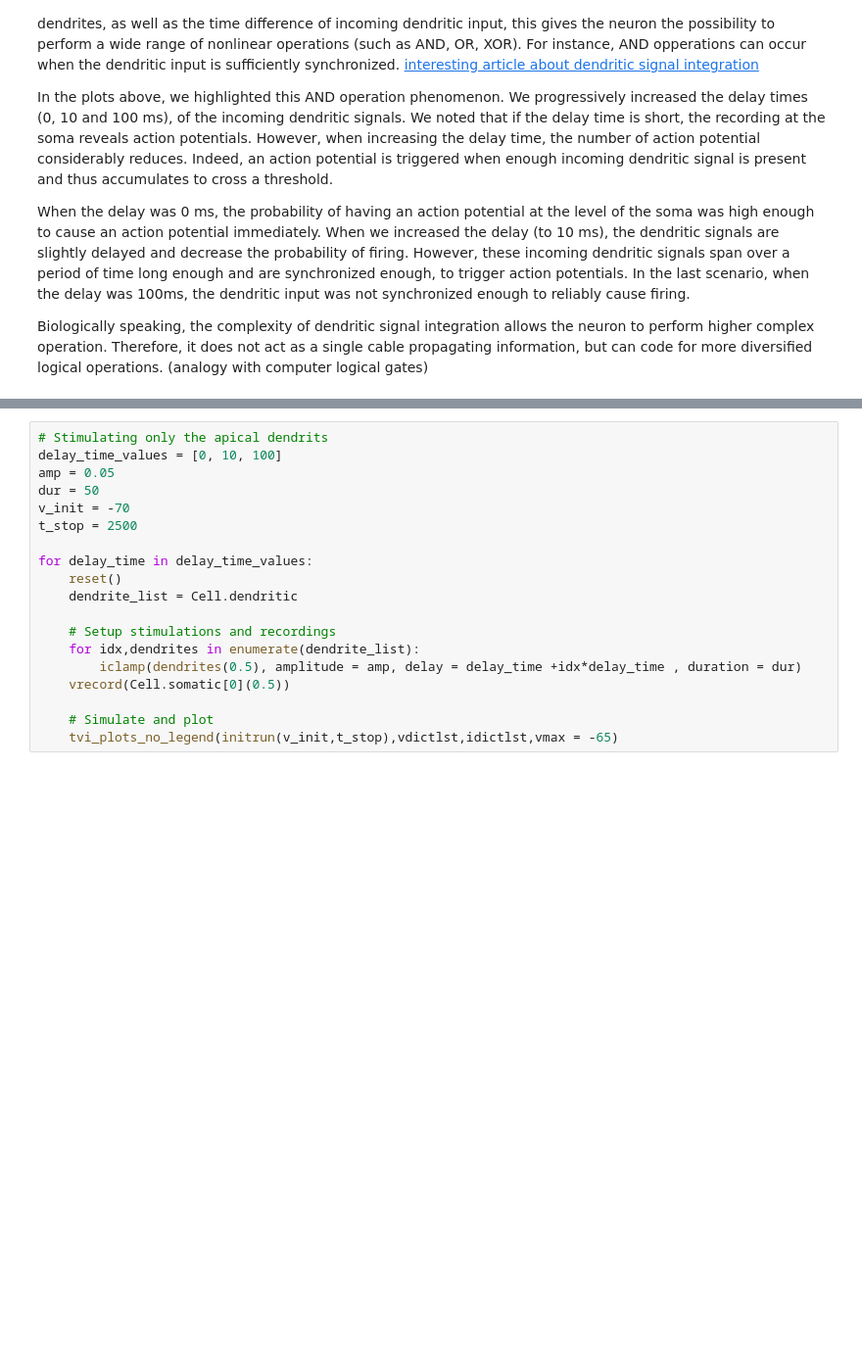
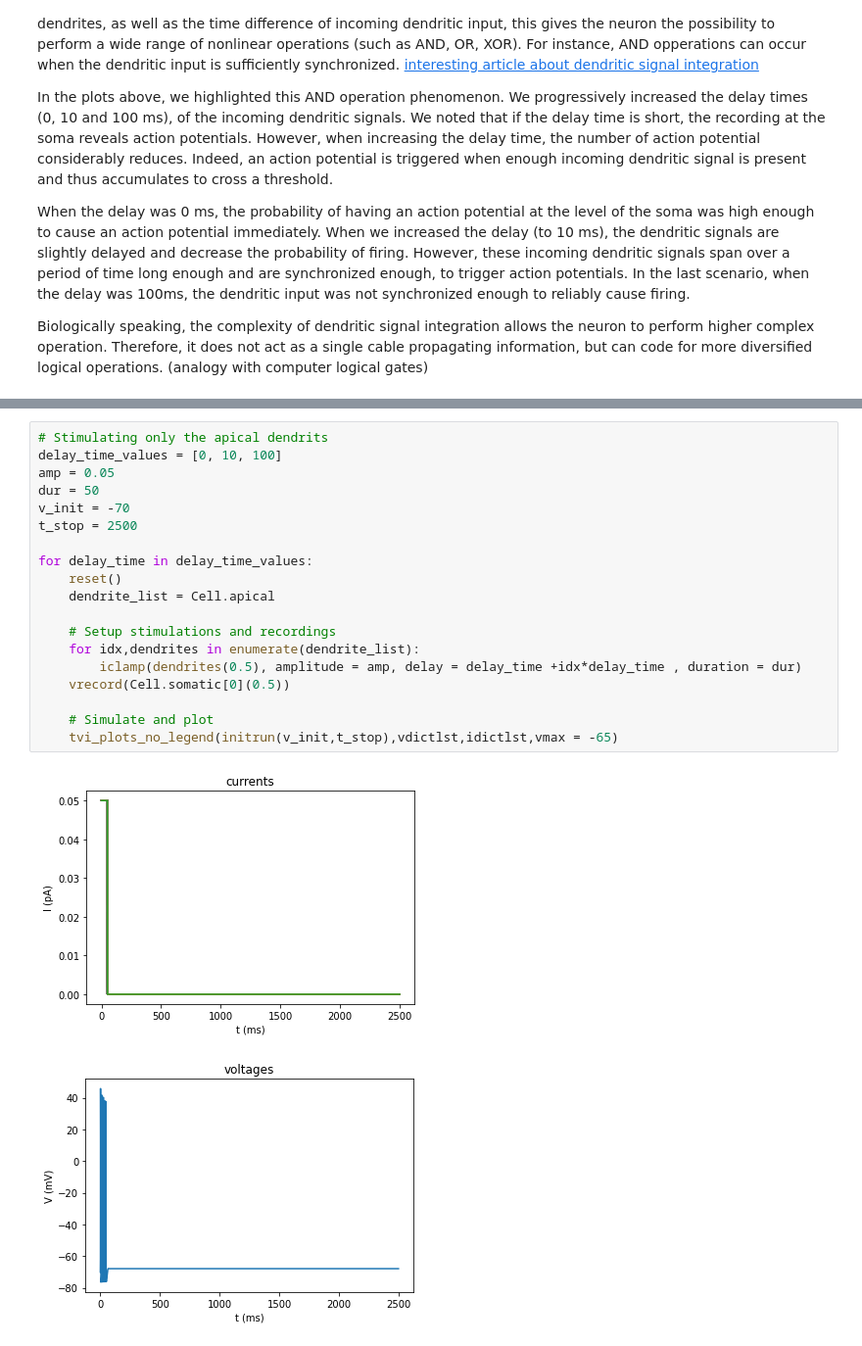
Before and after one commit to GasserElbanna/In-Silico-Neuroscience-Projects, a Jupyter notebook: Week 4/Week4_HomeWork.ipynb, the cells around one changed output, grey strips where cells are left out. Shown at 98% size. Cells and saved outputs as stored; diff of their text form; blank space fills up the shorter version.

```diff
--- a/Week 4/Week4_HomeWork.ipynb
+++ b/Week 4/Week4_HomeWork.ipynb
@@ -1410,19 +1417,22 @@ for delay_time in delay_time_values:
 # %%
 # Stimulating only the apical dendrits
 delay_time_values = [0, 10, 100]
 amp = 0.05
 dur = 50
 v_init = -70
 t_stop = 2500
 
 for delay_time in delay_time_values:
     reset()
-    dendrite_list = Cell.dendritic
+    dendrite_list = Cell.apical
 
     # Setup stimulations and recordings
     for idx,dendrites in enumerate(dendrite_list):
         iclamp(dendrites(0.5), amplitude = amp, delay = delay_time +idx*delay_time , duration = dur)
     vrecord(Cell.somatic[0](0.5))
 
     # Simulate and plot
     tvi_plots_no_legend(initrun(v_init,t_stop),vdictlst,idictlst,vmax = -65)
+# %% [output]
+[figure, added]
+[figure, added]
```
Also changed, not shown: parts of 16 cells of this notebook, 2 other files.
